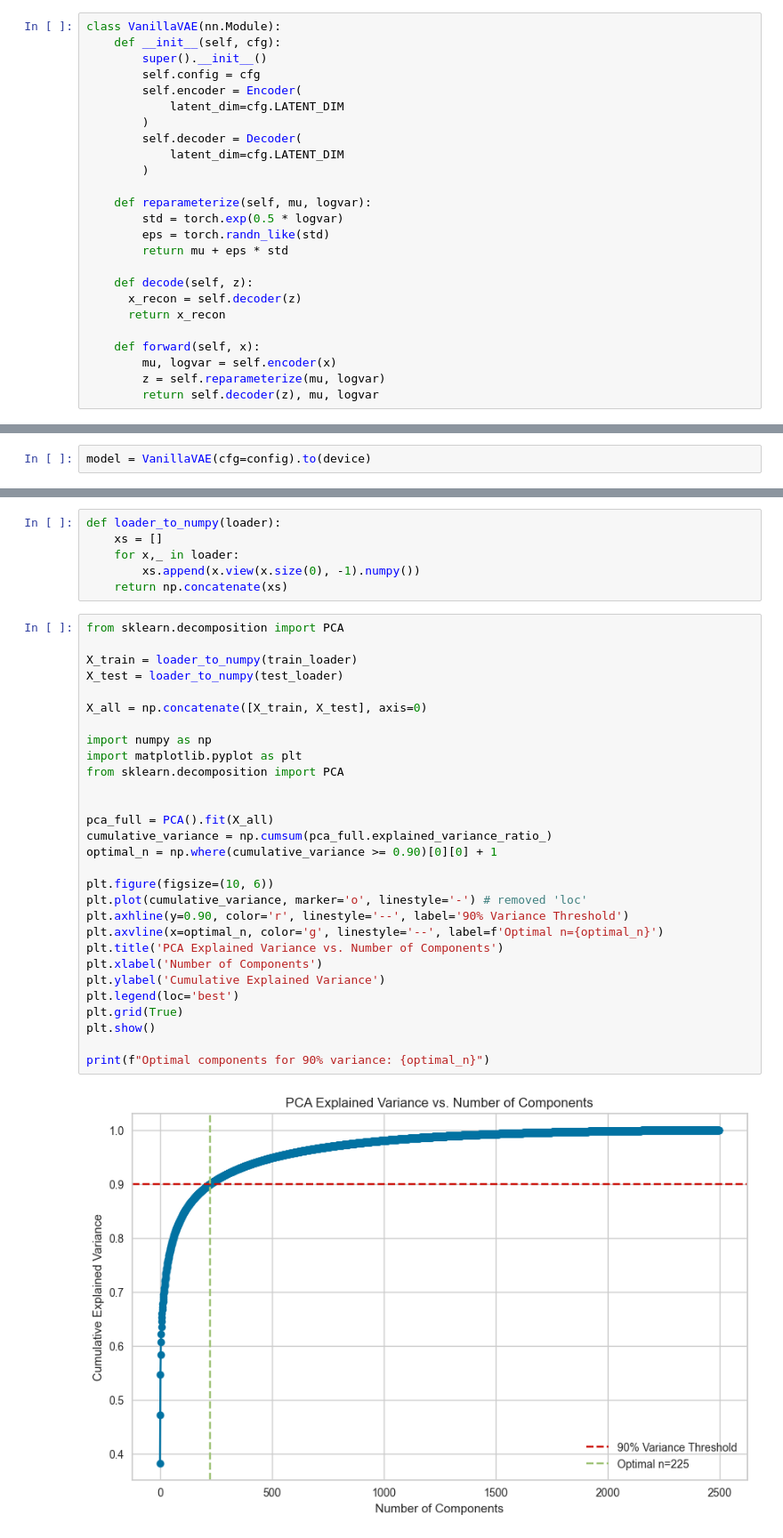
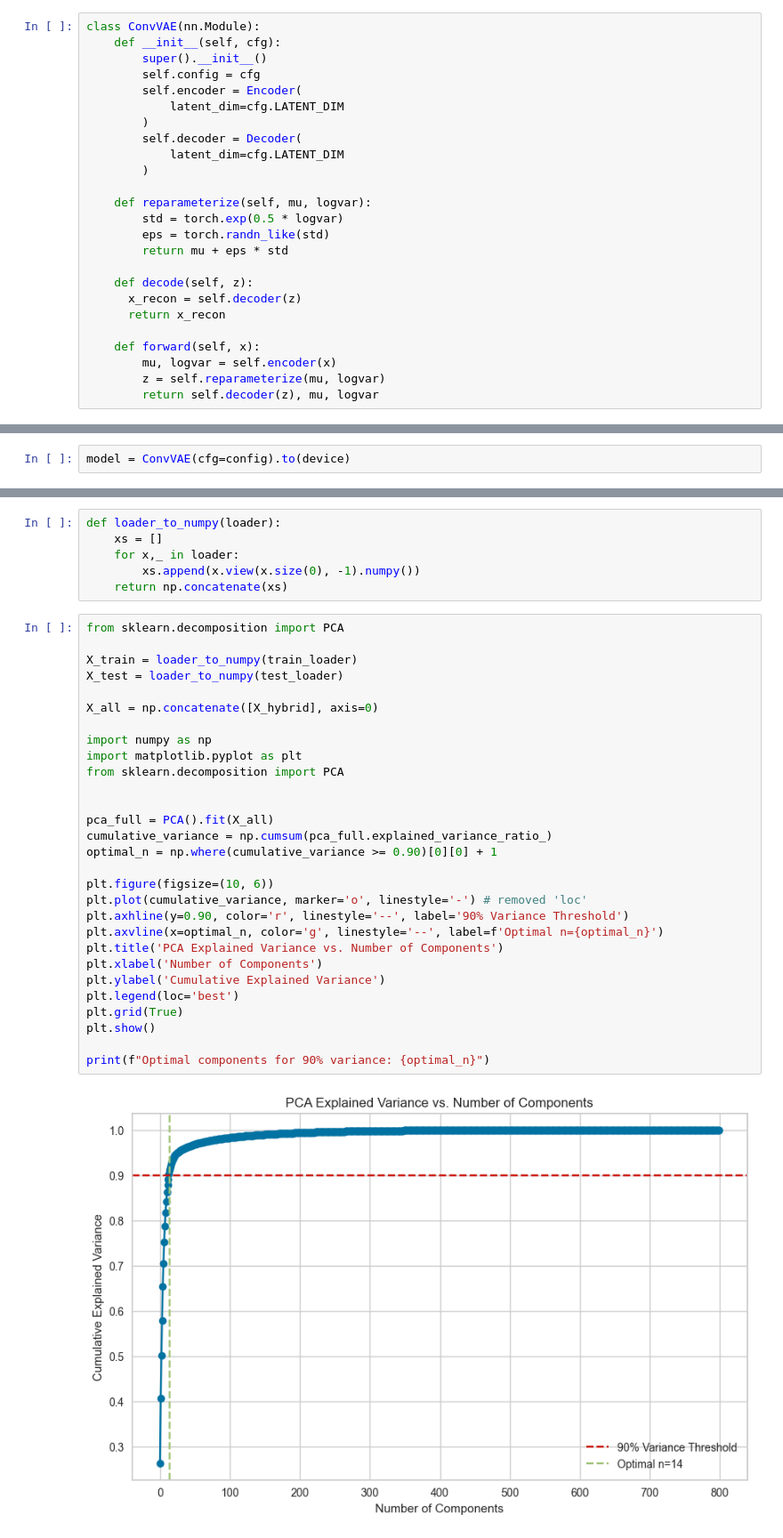
Before and after one commit to shadmanee/vae-audio-clustering, a Jupyter notebook: notebooks/training/medium_1.ipynb, the cells around one changed output, grey strips where cells are left out. Shown at 89% size. Cells and saved outputs as stored; diff of their text form.

```diff
--- a/notebooks/training/medium_1.ipynb
+++ b/notebooks/training/medium_1.ipynb
@@ -76,7 +76,7 @@ class Decoder(nn.Module):
 # %% [markdown]
 ### Conv VAE
 # %%
-class VanillaVAE(nn.Module):
+class ConvVAE(nn.Module):
     def __init__(self, cfg):
         super().__init__()
         self.config = cfg
@@ -273,7 +273,7 @@ def plot_history(history, title):
 # %% [markdown]
 ## Single Iteration Model
 # %%
-model = VanillaVAE(cfg=config).to(device)
+model = ConvVAE(cfg=config).to(device)
 # %%
 model
 # %% [output]
@@ -569,31 +607,31 @@ def loader_to_numpy(loader):
 # %%
 from sklearn.decomposition import PCA
 
 X_train = loader_to_numpy(train_loader)
 X_test = loader_to_numpy(test_loader)
 
-X_all = np.concatenate([X_train, X_test], axis=0)
+X_all = np.concatenate([X_hybrid], axis=0)
 
 import numpy as np
 import matplotlib.pyplot as plt
 from sklearn.decomposition import PCA
 
 
 pca_full = PCA().fit(X_all)
 cumulative_variance = np.cumsum(pca_full.explained_variance_ratio_)
 optimal_n = np.where(cumulative_variance >= 0.90)[0][0] + 1
 
 plt.figure(figsize=(10, 6))
 plt.plot(cumulative_variance, marker='o', linestyle='-') # removed 'loc'
 plt.axhline(y=0.90, color='r', linestyle='--', label='90% Variance Threshold')
 plt.axvline(x=optimal_n, color='g', linestyle='--', label=f'Optimal n={optimal_n}')
 plt.title('PCA Explained Variance vs. Number of Components')
 plt.xlabel('Number of Components')
 plt.ylabel('Cumulative Explained Variance')
 plt.legend(loc='best')
 plt.grid(True)
 plt.show()
 
 print(f"Optimal components for 90% variance: {optimal_n}")
 # %% [output]
-[figure, old version]
+[figure, new version]
```
Also changed, not shown: parts of 30 cells of this notebook.
